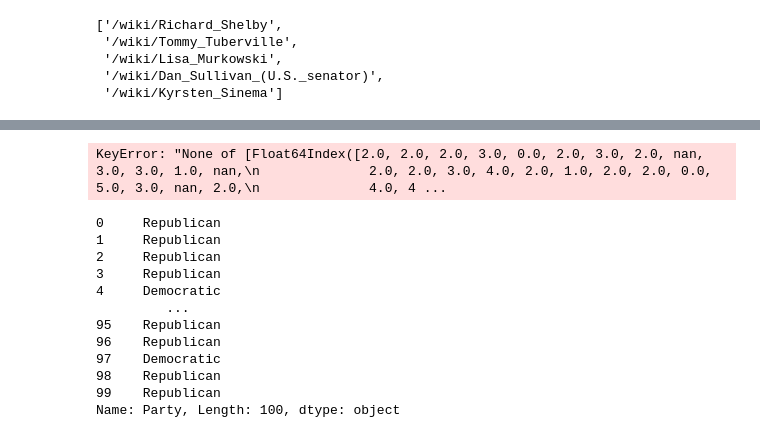
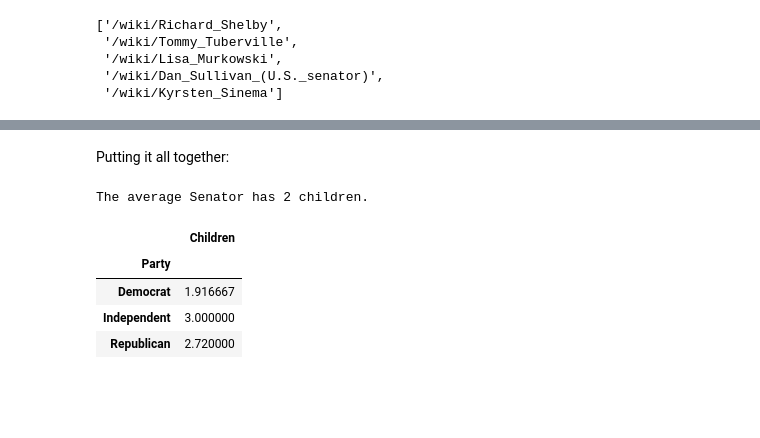
Before and after one commit to QMSS-G5072-2022/Rudoff_Jackson, a Jupyter notebook: hw09/hw9.ipynb, the cells around one changed output, grey strips where cells are left out. Saved outputs shown, nothing was run; the diff lists cells and outputs as text; code cells hidden in the pictures; blank space fills up the shorter version.

```diff
--- a/hw09/hw9.ipynb
+++ b/hw09/hw9.ipynb
@@ -134,5 +202,10 @@ def get_all_senators(page):
     else:
         output_df['Children'] = 0
 
+    output_df['Party'] = output_df['Party'].str.extract(r'(Democrat|Republican|Independent)') #get only parties, not longer strings
+    output_df['Children'] = output_df['Children'].astype(str).str.extract(r'(\d)') #get only children's ages
+    output_df.loc[output_df['Full Name'] == 'Dianne Feinstein', ['Children']] = 1 #for some reason whoever did Feinstein's page NAMED her child instead of giving a number
+    output_df['Children'] = output_df['Children'].astype(int) #make numeric
+
 
     return output_df
@@ -148,3 +212,5 @@ get_all_senators('https://en.wikipedia.org/wiki/Susan_Collins')
+# %% [markdown]
+Putting it all together:
 # %%
 chunks =[]
 for link in sen_links:
@@ -153,21 +221,16 @@ for link in sen_links:
-# %%
-final_df = pd.concat(chunks).reset_index()
-final_df = final_df[pd.to_numeric(final_df['Children'], errors='coerce')]
-final_df
-# %% [output]
-KeyError: "None of [Float64Index([2.0, 2.0, 2.0, 3.0, 0.0, 2.0, 3.0, 2.0, nan, 3.0, 3.0, 1.0, nan,\n              2.0, 2.0, 3.0, 4.0, 2.0, 1.0, 2.0, 2.0, 0.0, 5.0, 3.0, nan, 2.0,\n              4.0, 4 ...
-# %%
-final_df['Party'].str.replace(r'\([^)]*\)', '', regex=True).str.strip()
-# %% [output]
-0     Republican
-1     Republican
-2     Republican
-3     Republican
-4     Democratic
-         ...
-95    Republican
-96    Republican
-97    Democratic
-98    Republican
-99    Republican
-Name: Party, Length: 100, dtype: object
+# %%
+### Avg. Number of Children
+
+avg_chil = final_df.Children.mean().__round__() #really 2.34 but I don't think you can divide children into thirds...
+print(f'The average Senator has {avg_chil} children.')
+# %% [output]
+The average Senator has 2 children.
+# %%
+### Avg. Number by Party
+pd.DataFrame(final_df.groupby('Party')['Children'].mean())
+# %% [output]
+|  | Children |
+| Party |  |
+| Democrat | 1.916667 |
+| Independent | 3.000000 |
+| Republican | 2.720000 |
```
Also changed, not shown: parts of 28 cells of this notebook, 1 other file.
